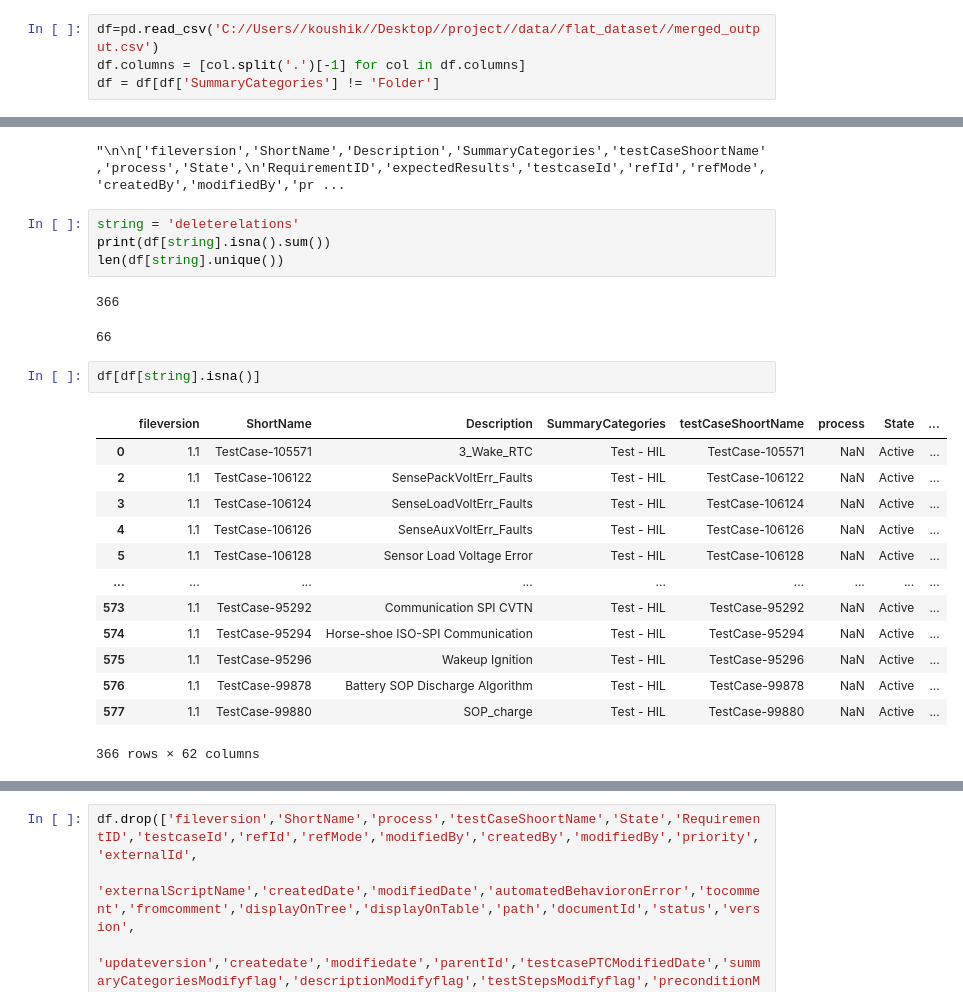
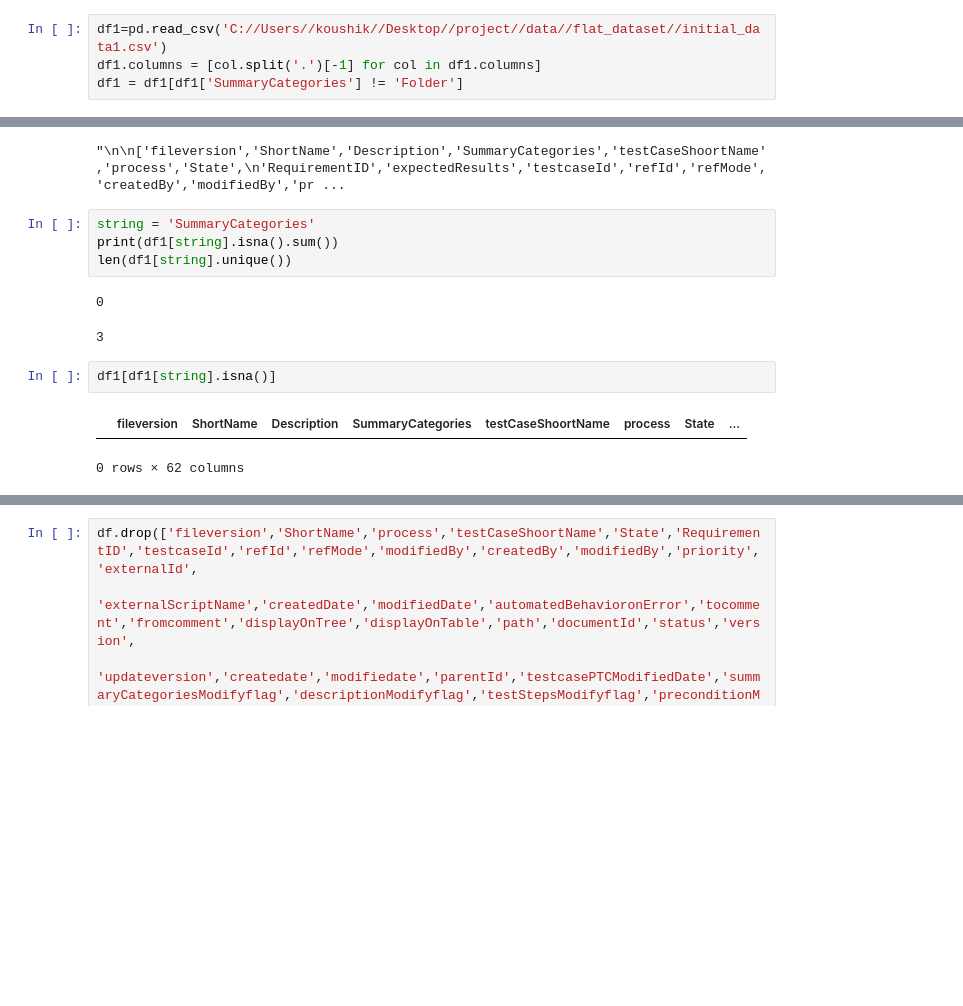
Before and after one commit to Koushik-Ambadi/llm-finetuning, a Jupyter notebook: jupyterNotebooks/initial_data_exploration.ipynb, the cells around one changed output, grey strips where cells are left out. Drawn from its saved outputs; the diff is of its cells as text; blank space fills up the shorter version.

```diff
--- a/jupyterNotebooks/data_analysis.ipynb
+++ b/jupyterNotebooks/initial_data_exploration.ipynb
@@ -12,7 +5,7 @@ from nested_utils import (
 # %%
-df=pd.read_csv('C://Users//koushik//Desktop//project//data//flat_dataset//merged_output.csv')
-df.columns = [col.split('.')[-1] for col in df.columns]
-df = df[df['SummaryCategories'] != 'Folder']
+df1=pd.read_csv('C://Users//koushik//Desktop//project//data//flat_dataset//initial_data1.csv')
+df1.columns = [col.split('.')[-1] for col in df1.columns]
+df1 = df1[df1['SummaryCategories'] != 'Folder']
 # %%
 '''
 
@@ -32,26 +25,15 @@ df = df[df['SummaryCategories'] != 'Folder']
 # %% [output]
 "\n\n['fileversion','ShortName','Description','SummaryCategories','testCaseShoortName','process','State',\n'RequirementID','expectedResults','testcaseId','refId','refMode','createdBy','modifiedBy','pr ...
 # %%
-string = 'deleterelations'
-print(df[string].isna().sum())
-len(df[string].unique())
+string = 'SummaryCategories'
+print(df1[string].isna().sum())
+len(df1[string].unique())
 # %% [output]
-366
+0
-66
+3
 # %%
-df[df[string].isna()]
+df1[df1[string].isna()]
 # %% [output]
 |  | fileversion | ShortName | Description | SummaryCategories | testCaseShoortName | process | State | ... |
-| 0 | 1.1 | TestCase-105571 | 3_Wake_RTC | Test - HIL | TestCase-105571 | NaN | Active | ... |
-| 2 | 1.1 | TestCase-106122 | SensePackVoltErr_Faults | Test - HIL | TestCase-106122 | NaN | Active | ... |
-| 3 | 1.1 | TestCase-106124 | SenseLoadVoltErr_Faults | Test - HIL | TestCase-106124 | NaN | Active | ... |
-| 4 | 1.1 | TestCase-106126 | SenseAuxVoltErr_Faults | Test - HIL | TestCase-106126 | NaN | Active | ... |
-| 5 | 1.1 | TestCase-106128 | Sensor Load Voltage Error | Test - HIL | TestCase-106128 | NaN | Active | ... |
-| ... | ... | ... | ... | ... | ... | ... | ... | ... |
-| 573 | 1.1 | TestCase-95292 | Communication SPI CVTN | Test - HIL | TestCase-95292 | NaN | Active | ... |
-| 574 | 1.1 | TestCase-95294 | Horse-shoe ISO-SPI Communication | Test - HIL | TestCase-95294 | NaN | Active | ... |
-| 575 | 1.1 | TestCase-95296 | Wakeup Ignition | Test - HIL | TestCase-95296 | NaN | Active | ... |
-| 576 | 1.1 | TestCase-99878 | Battery SOP Discharge Algorithm | Test - HIL | TestCase-99878 | NaN | Active | ... |
-| 577 | 1.1 | TestCase-99880 | SOP_charge | Test - HIL | TestCase-99880 | NaN | Active | ... |
-366 rows × 62 columns
+0 rows × 62 columns
 # %%
```
Also changed, not shown: parts of 4 cells of this notebook, 16 other files.
